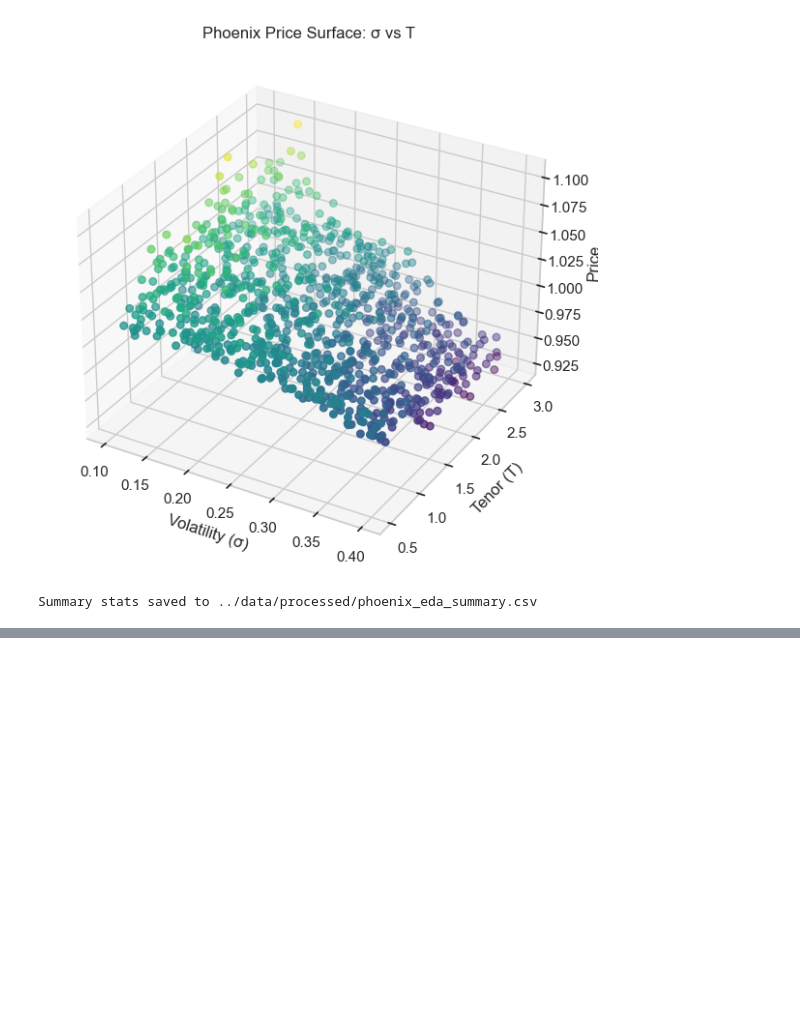
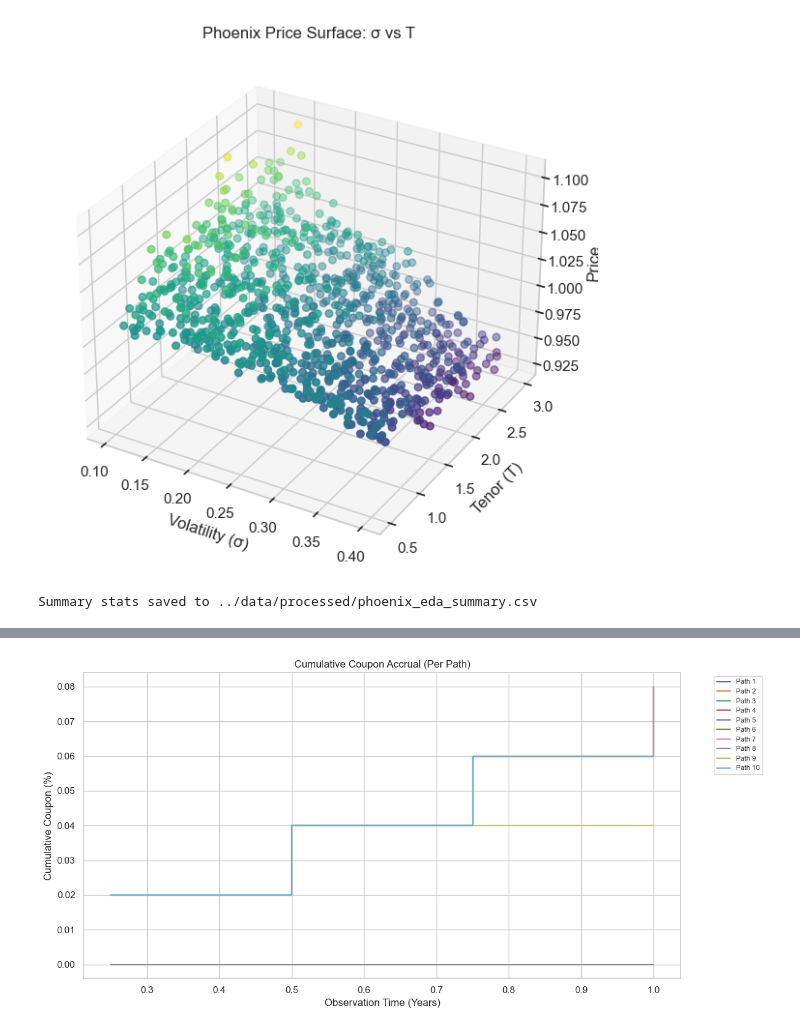
Before and after one commit to aish21/ml-pricer, a Jupyter notebook: notebooks/eda_phoenix.ipynb, the cells around one changed output, grey strips where cells are left out. Cells and saved outputs as stored; diff of their text form; code cells hidden in the pictures; blank space fills up the shorter version.

```diff
--- a/notebooks/eda_phoenix.ipynb
+++ b/notebooks/eda_phoenix.ipynb
@@ -143,0 +246,24 @@ Summary stats saved to ../data/processed/phoenix_eda_summary.csv
+# %%
+coupon_rate = 0.02  # 2% per quarter
+
+plt.figure(figsize=(12,6))
+for i in range(10):
+    path = paths[i]
+    coupons = 0
+    coupon_timeline = []
+
+    for idx in obs_idx:
+        if path[idx] >= coupon_barrier:
+            coupons += coupon_rate
+        coupon_timeline.append(coupons)
+
+    plt.step(obs_dates, coupon_timeline, where="post", label=f"Path {i+1}")
+
+plt.title("Cumulative Coupon Accrual (Per Path)")
+plt.xlabel("Observation Time (Years)")
+plt.ylabel("Cumulative Coupon (%)")
+plt.legend(bbox_to_anchor=(1.05, 1), loc='upper left', ncol=1, fontsize=8)
+plt.tight_layout()
+plt.show()
+# %% [output]
+[figure, added]
```
Also changed, not shown: parts of 6 cells of this notebook, 1 other file.
